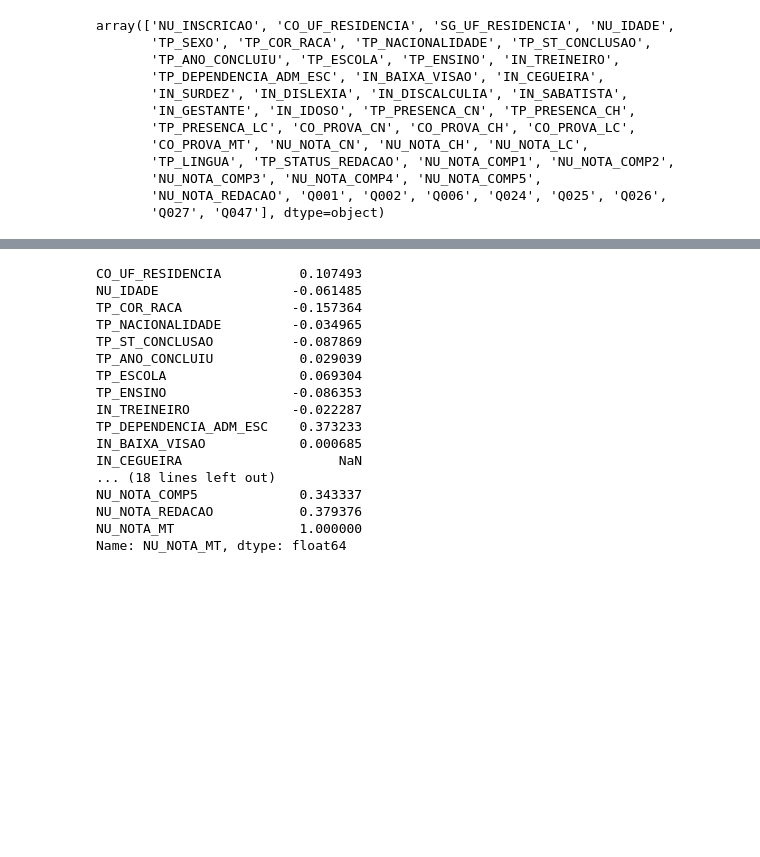
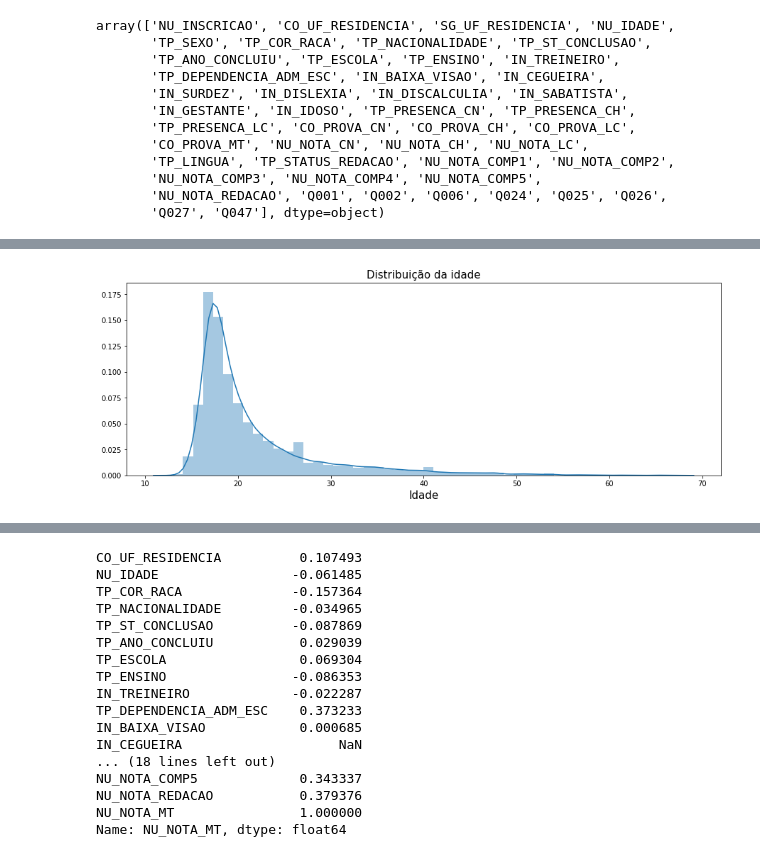
Before and after one commit to IvanildoBatista/Resolucoes-Codenation, a Jupyter notebook: semana8/Resolução da semana 8 - codenation.ipynb, the cells around one changed output, grey strips where cells are left out. Cells and saved outputs as stored; diff of their text form; code cells hidden in the pictures; blank space fills up the shorter version.

```diff
--- a/semana8/Resolução da semana 8 - codenation.ipynb
+++ b/semana8/Resolução da semana 8 - codenation.ipynb
@@ -103,0 +162,11 @@ import matplotlib.pyplot as plt
+# %%
+plt.figure(figsize=(15,5))
+sns.distplot(enem_treino['NU_IDADE'])
+plt.xlabel('Idade',size=15)
+plt.ylabel('')
+plt.title("Distribuição da idade",size=15)
+plt.show()
+
+#As idades se concentram em idades menores de 20 anos
+# %% [output]
+[figure, added]
```
Also changed, not shown: parts of 61 cells of this notebook.
